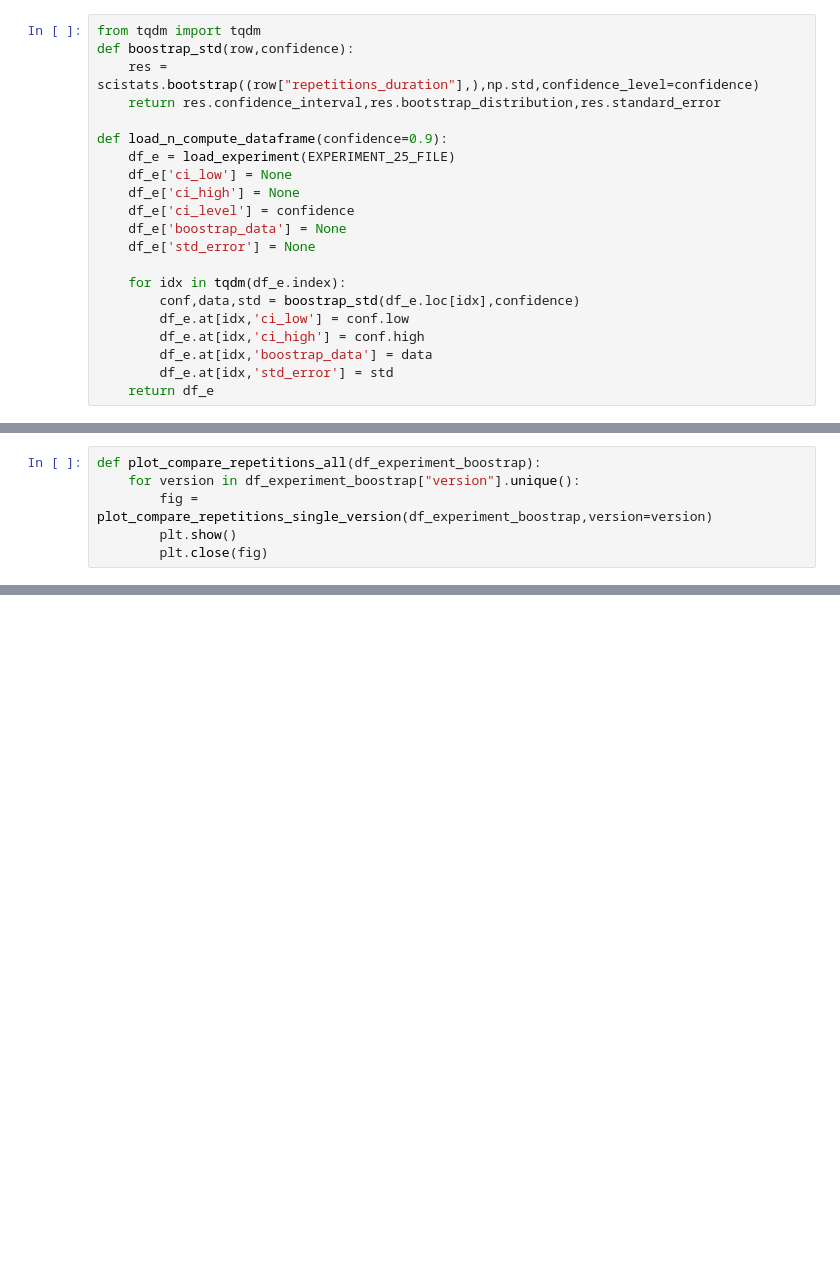
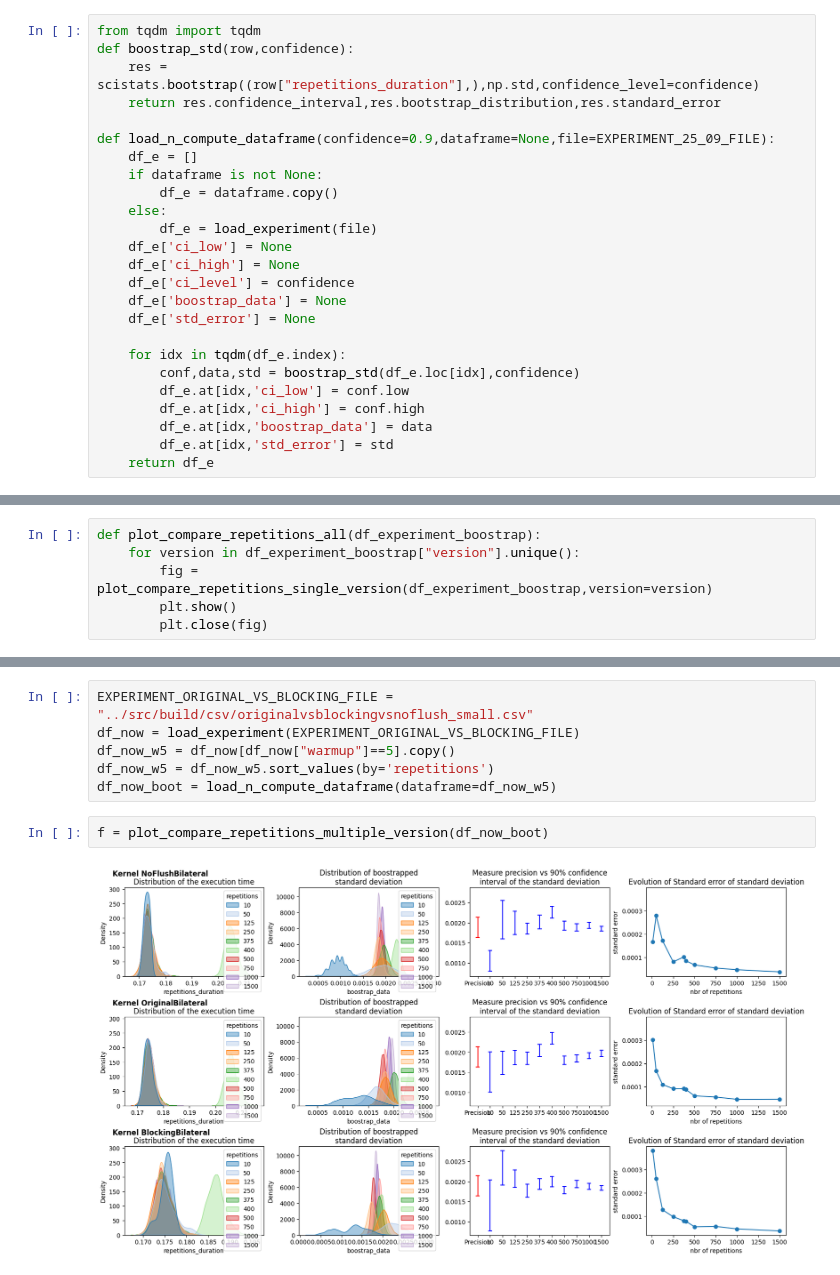
Before and after one commit to comeyrd/gpubuggybenchmark, a Jupyter notebook: scripts/stability-criterion.ipynb, the cells around one changed output, grey strips where cells are left out. Cells and saved outputs as stored; diff of their text form; blank space fills up the shorter version.

```diff
--- a/scripts/stability-criterion.ipynb
+++ b/scripts/stability-criterion.ipynb
@@ -99,8 +113,12 @@ def boostrap_std(row,confidence):
     res = scistats.bootstrap((row["repetitions_duration"],),np.std,confidence_level=confidence)
     return res.confidence_interval,res.bootstrap_distribution,res.standard_error
 
-def load_n_compute_dataframe(confidence=0.9):
-    df_e = load_experiment(EXPERIMENT_25_FILE)
+def load_n_compute_dataframe(confidence=0.9,dataframe=None,file=EXPERIMENT_25_09_FILE):
+    df_e = []
+    if dataframe is not None:
+        df_e = dataframe.copy()
+    else:
+        df_e = load_experiment(file)
     df_e['ci_low'] = None
     df_e['ci_high'] = None
     df_e['ci_level'] = confidence
@@ -197,0 +262,10 @@ plot_compare_repetitions_all(df_experiment_boostraped)
+# %%
+EXPERIMENT_ORIGINAL_VS_BLOCKING_FILE = "../src/build/csv/originalvsblockingvsnoflush_small.csv"
+df_now = load_experiment(EXPERIMENT_ORIGINAL_VS_BLOCKING_FILE)
+df_now_w5 = df_now[df_now["warmup"]==5].copy()
+df_now_w5 = df_now_w5.sort_values(by='repetitions')
+df_now_boot = load_n_compute_dataframe(dataframe=df_now_w5)
+# %%
+f = plot_compare_repetitions_multiple_version(df_now_boot)
+# %% [output]
+[figure, added]
```
Also changed, not shown: parts of 11 cells of this notebook, 16 other files.
